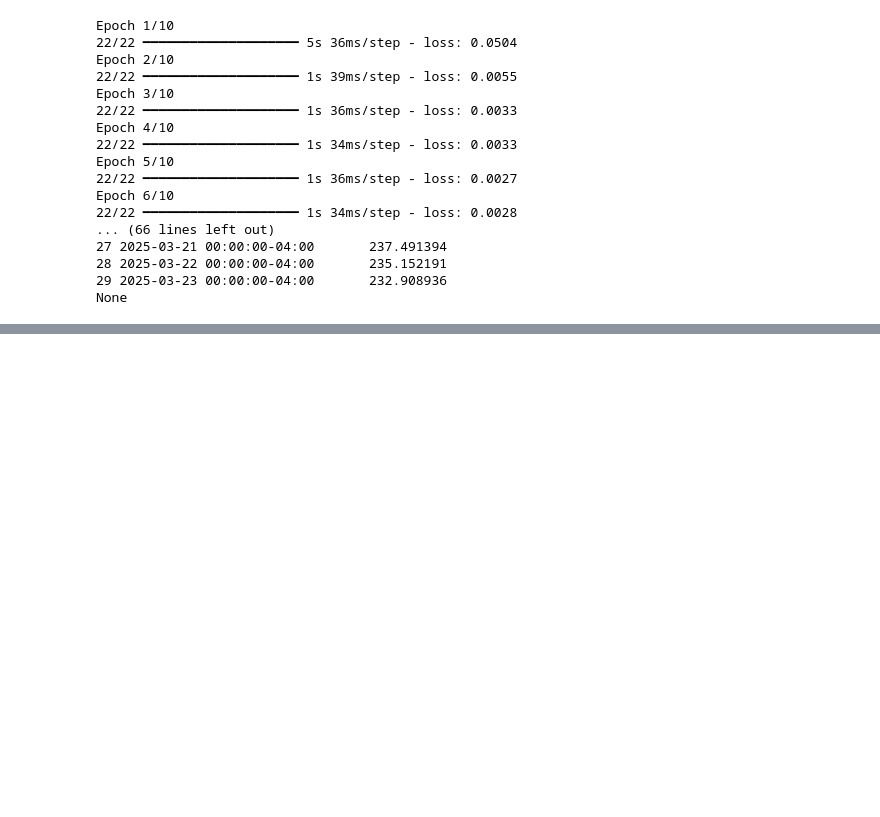
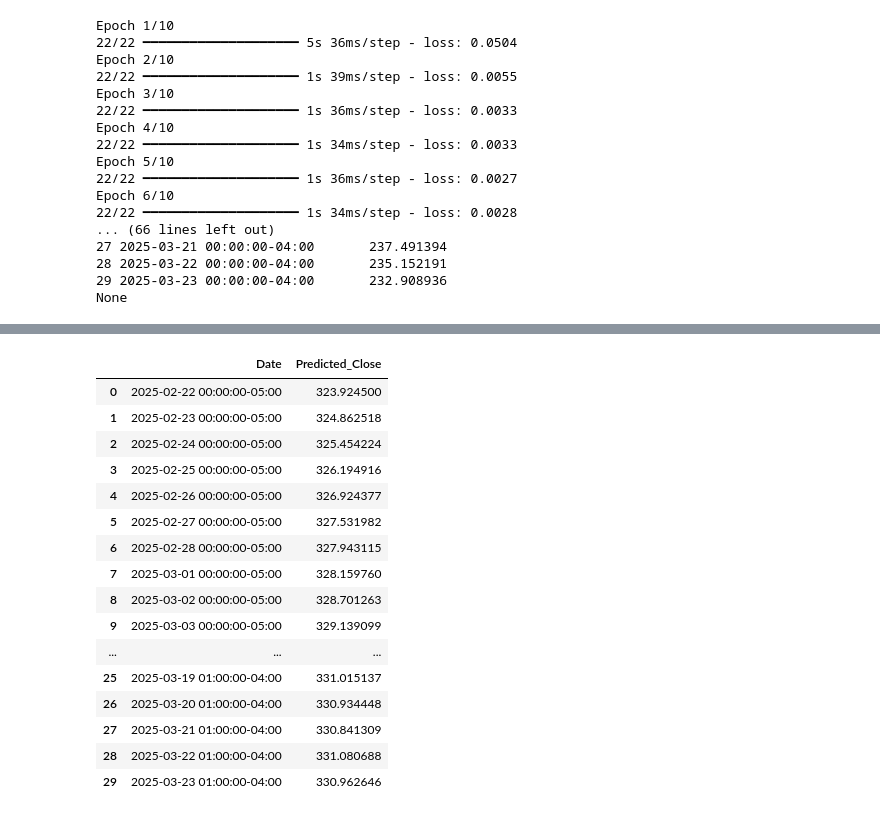
Before and after one commit to Nandansingh007/TeslaStockAnalysis, a Jupyter notebook: TeslaStockPrediction.ipynb, the cells around one changed output, grey strips where cells are left out. Drawn from its saved outputs; the diff is of its cells as text; code cells hidden in the pictures; blank space fills up the shorter version.

```diff
--- a/TeslaStockPrediction.ipynb
+++ b/TeslaStockPrediction.ipynb
@@ -236,0 +306,8 @@ None
+# %%
+# Enhanced dataset creation function with multiple features
+def create_multivariate_dataset(data, time_step=60):
+    X, y = [], []
+    for i in range(len(data) - time_step):
+        X.append(data.iloc[i:i+time_step].values)
+        y.append(data.iloc[i+time_step]['Close'])
+    return np.array(X), np.array(y)
@@ -236,0 +351,17 @@ None
+# %%
+# Create and train the enhanced model
+model = build_enhanced_model(time_steps, num_features, dropout_rate=0.3, learning_rate=0.001)
+
+# Early stopping and model checkpoint
+early_stopping = EarlyStopping(monitor='val_loss', patience=10, restore_best_weights=True)
+model_checkpoint = ModelCheckpoint('best_stock_model.h5', save_best_only=True, monitor='val_loss')
+# %%
+# Fit the model with validation data and callbacks
+history = model.fit(
+    X_train, y_train,
+    epochs=50,
+    batch_size=32,
+    validation_data=(X_test, y_test),
+    callbacks=[early_stopping, model_checkpoint],
+    verbose=1
+)
@@ -236,0 +537,30 @@ None
+# %%
+# Generate dates for future predictions
+last_date = df.index[-1]
+future_dates = [last_date + pd.Timedelta(days=i+1) for i in range(future_days)]
+
+# Create DataFrame for predictions
+predicted_df = pd.DataFrame({
+    'Date': future_dates,
+    'Predicted_Close': predicted_prices
+})
+
+predicted_df
+# %% [output]
+|  | Date | Predicted_Close |
+| 0 | 2025-02-22 00:00:00-05:00 | 323.924500 |
+| 1 | 2025-02-23 00:00:00-05:00 | 324.862518 |
+| 2 | 2025-02-24 00:00:00-05:00 | 325.454224 |
+| 3 | 2025-02-25 00:00:00-05:00 | 326.194916 |
+| 4 | 2025-02-26 00:00:00-05:00 | 326.924377 |
+| 5 | 2025-02-27 00:00:00-05:00 | 327.531982 |
+| 6 | 2025-02-28 00:00:00-05:00 | 327.943115 |
+| 7 | 2025-03-01 00:00:00-05:00 | 328.159760 |
+| 8 | 2025-03-02 00:00:00-05:00 | 328.701263 |
+| 9 | 2025-03-03 00:00:00-05:00 | 329.139099 |
+| ... | ... | ... |
+| 25 | 2025-03-19 01:00:00-04:00 | 331.015137 |
+| 26 | 2025-03-20 01:00:00-04:00 | 330.934448 |
+| 27 | 2025-03-21 01:00:00-04:00 | 330.841309 |
+| 28 | 2025-03-22 01:00:00-04:00 | 331.080688 |
+| 29 | 2025-03-23 01:00:00-04:00 | 330.962646 |
```
Also changed, not shown: parts of 18 cells of this notebook, 5 other files.
